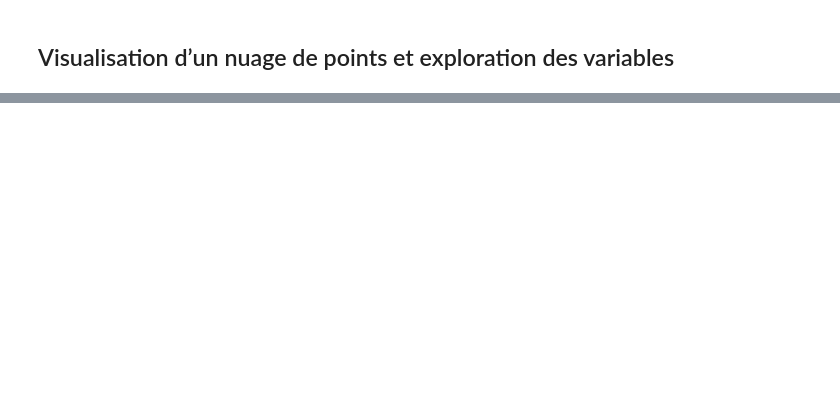
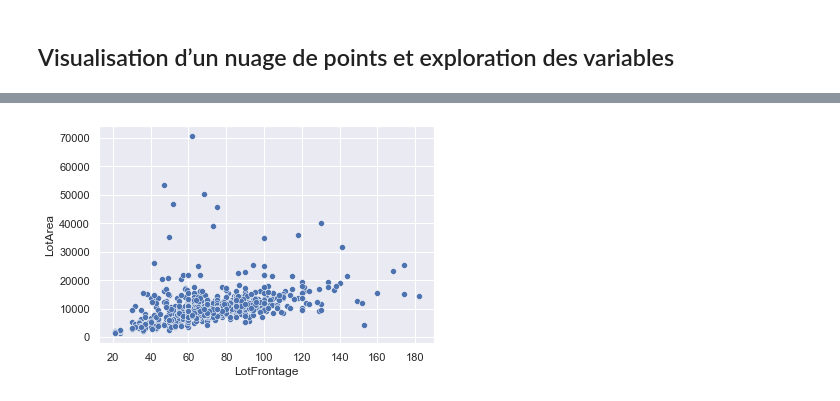
Before and after one commit to Jeevesen/Exercices-Pandas, a Jupyter notebook: DataVisualisation_Exercices.ipynb, the cells around one changed output, grey strips where cells are left out. Drawn from its saved outputs; the diff is of its cells as text; code cells hidden in the pictures; blank space fills up the shorter version.

```diff
--- a/DataVisualisation_Exercices.ipynb
+++ b/DataVisualisation_Exercices.ipynb
@@ -21,0 +38,7 @@ sns.regplot(x=df["LotFrontage"], y=df["LotArea"],
+# %%
+sns.scatterplot(x="LotFrontage", y="LotArea",data=hp[(hp["LotFrontage"]<200)&(hp["LotArea"]<100000)])
+# plt.xlim(0,200)
+# plt.ylim(0,100000)
+plt.show()
+# %% [output]
+[figure, added]
```
Also changed, not shown: parts of 5 cells of this notebook.
